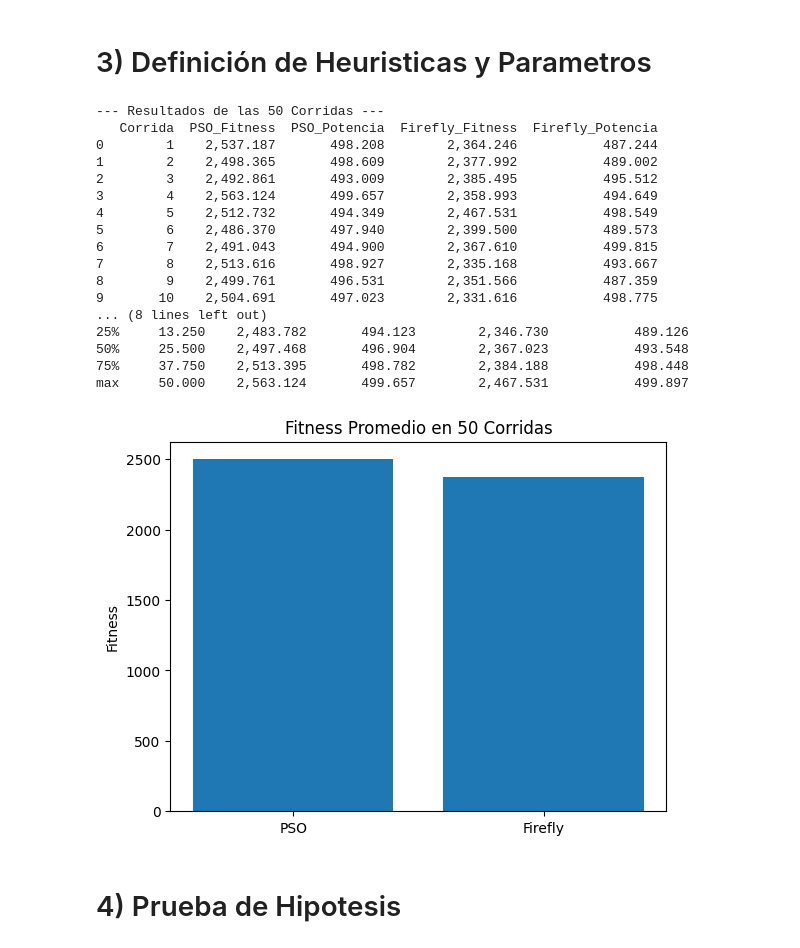
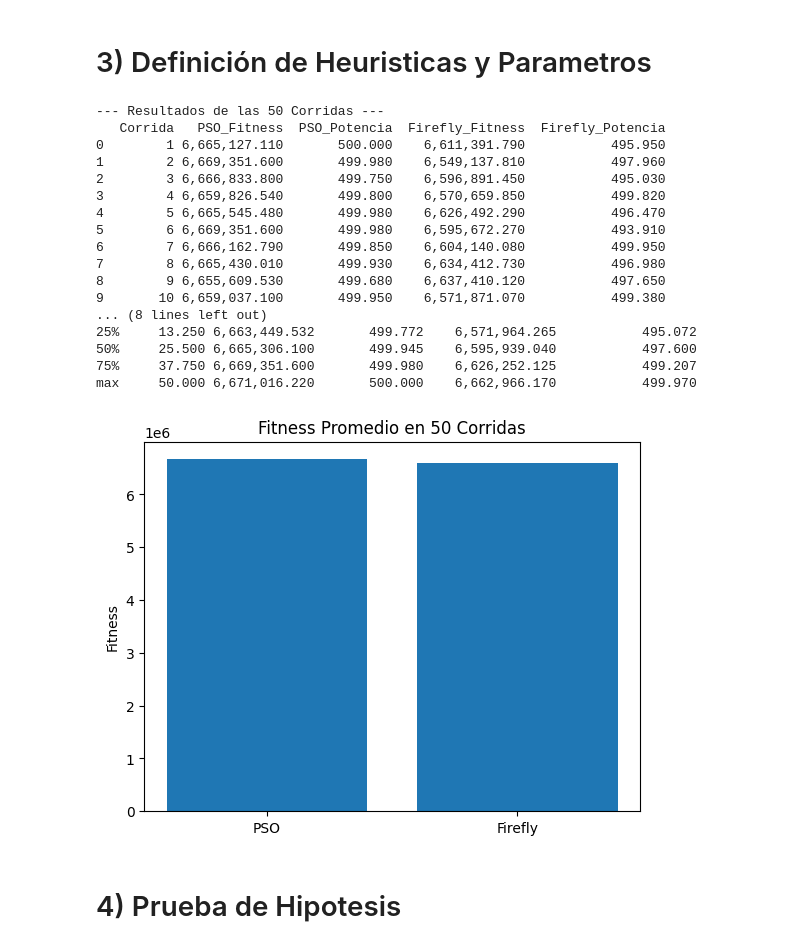
Before and after one commit to BrajanNieto/stats-prob-py, a Jupyter notebook: 02.ProyectoEstadistica.ipynb, the cells around one changed output. Saved outputs shown, nothing was run; the diff lists cells and outputs as text; code cells hidden in the pictures.

```diff
--- a/02.ProyectoEstadistica.ipynb
+++ b/02.ProyectoEstadistica.ipynb
@@ -141,7 +141,7 @@ POTENCIA_MW                  0.477        0.872        1.000
 margen = df['MARGEN_COMERCIAL'].tolist()
 potencia = df['POTENCIA_MW'].tolist()
 clientes = df['RUC CLIENTE'].tolist()
-CAPACIDAD = 50000  # MW máximo
+CAPACIDAD = 500  # MW máximo
 # %%
 def brute_force_knapsack(margen, potencia, capacidad):
     """
@@ -372,10 +372,10 @@ from tqdm import tqdm
 
 # ------------------ main para 50 corridas independientes -----------
 def main():
-    n_clientes = 100
-    margen = np.random.uniform(10, 100, n_clientes)
-    potencia = np.random.uniform(5, 50, n_clientes)
-    clientes = [f"Cliente_{i}" for i in range(n_clientes)]
+    #n_clientes = 100
+    #margen = np.random.uniform(10, 100, n_clientes)
+    #potencia = np.random.uniform(5, 50, n_clientes)
+    #clientes = [f"Cliente_{i}" for i in range(n_clientes)]
 
     CAPACIDAD = 500
     n_runs = 50  # Numero de corridas independientes
@@ -402,7 +402,7 @@ def main():
         best_sol_ff, best_fit_ff, best_pot_ff = run_firefly(
             margen, potencia,
             n_fireflies=50,
-            n_iterations=100,
+            n_iterations=50,
             alpha=0.2, beta0=1.0, gamma=1.0,
             capacidad=CAPACIDAD
         )
@@ -421,49 +421,49 @@ def main():
         'PSO_Potencia': pso_potencia_list,
         'Firefly_Fitness': firefly_fitness_list,
         'Firefly_Potencia': firefly_potencia_list
     })
 
     print("\n--- Resultados de las 50 Corridas ---")
     print(resultados_df.head(10))  # primeros 10
 
     # Guardar CSV
     resultados_df.to_csv('resultados_50_corridas.csv', index=False)
     print("Resultados guardados en 'resultados_50_corridas.csv'")
 
     # Describe
     print("\nResumen estadístico:")
     print(resultados_df.describe())
 
     # Grafica en barras el mejor fitnes.
     plt.figure()
     avg_pso = resultados_df['PSO_Fitness'].mean()
     avg_ff = resultados_df['Firefly_Fitness'].mean()
     plt.bar(['PSO', 'Firefly'], [avg_pso, avg_ff])
     plt.title("Fitness Promedio en 50 Corridas")
     plt.ylabel("Fitness")
     plt.show()
 
 if __name__ == "__main__":
     main()
 # %% [output]
 --- Resultados de las 50 Corridas ---
-   Corrida  PSO_Fitness  PSO_Potencia  Firefly_Fitness  Firefly_Potencia
-0        1    2,537.187       498.208        2,364.246           487.244
-1        2    2,498.365       498.609        2,377.992           489.002
-2        3    2,492.861       493.009        2,385.495           495.512
-3        4    2,563.124       499.657        2,358.993           494.649
-4        5    2,512.732       494.349        2,467.531           498.549
-5        6    2,486.370       497.940        2,399.500           489.573
-6        7    2,491.043       494.900        2,367.610           499.815
-7        8    2,513.616       498.927        2,335.168           493.667
-8        9    2,499.761       496.531        2,351.566           487.359
-9       10    2,504.691       497.023        2,331.616           498.775
+   Corrida   PSO_Fitness  PSO_Potencia  Firefly_Fitness  Firefly_Potencia
+0        1 6,665,127.110       500.000    6,611,391.790           495.950
+1        2 6,669,351.600       499.980    6,549,137.810           497.960
+2        3 6,666,833.800       499.750    6,596,891.450           495.030
+3        4 6,659,826.540       499.800    6,570,659.850           499.820
+4        5 6,665,545.480       499.980    6,626,492.290           496.470
+5        6 6,669,351.600       499.980    6,595,672.270           493.910
+6        7 6,666,162.790       499.850    6,604,140.080           499.950
+7        8 6,665,430.010       499.930    6,634,412.730           496.980
+8        9 6,655,609.530       499.680    6,637,410.120           497.650
+9       10 6,659,037.100       499.950    6,571,871.070           499.380
 ... (8 lines left out)
-25%     13.250    2,483.782       494.123        2,346.730           489.126
-50%     25.500    2,497.468       496.904        2,367.023           493.548
-75%     37.750    2,513.395       498.782        2,384.188           498.448
-max     50.000    2,563.124       499.657        2,467.531           499.897
+25%     13.250 6,663,449.532       499.772    6,571,964.265           495.072
+50%     25.500 6,665,306.100       499.945    6,595,939.040           497.600
+75%     37.750 6,669,351.600       499.980    6,626,252.125           499.207
+max     50.000 6,671,016.220       500.000    6,662,966.170           499.970
-[figure, old version]
+[figure, new version]
 # %% [markdown]
 # 4) Prueba de Hipotesis
 # %%
```
Also changed, not shown: parts of 3 cells of this notebook.
